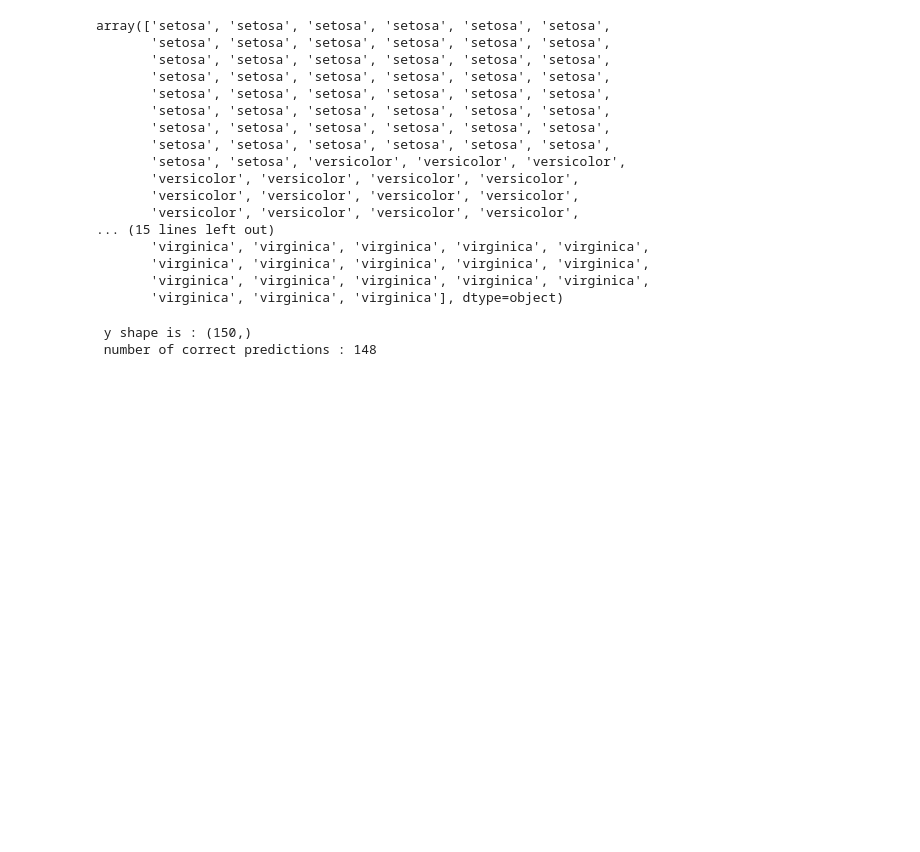
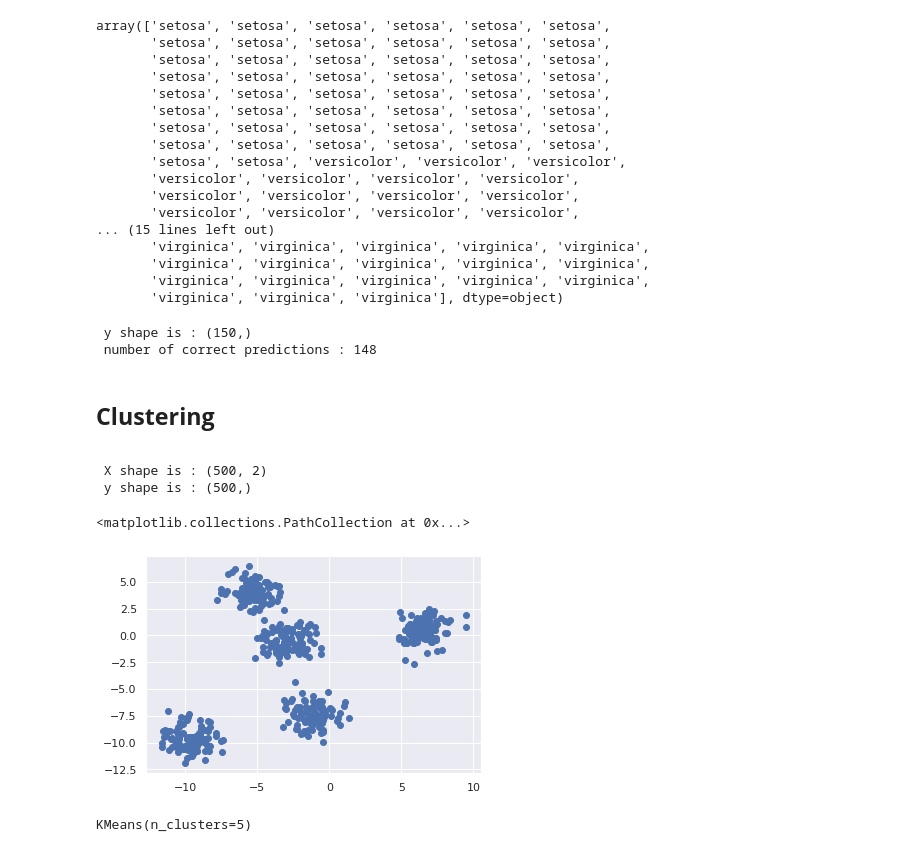
Before and after one commit to mirpouya/Machine-Learning-Intro, a Jupyter notebook: Machine_Learning_Intro.ipynb, the cells around one changed output. Drawn from its saved outputs; the diff is of its cells as text; code cells hidden in the pictures; blank space fills up the shorter version.

```diff
--- a/Machine_Learning_Intro.ipynb
+++ b/Machine_Learning_Intro.ipynb
@@ -227,3 +227,20 @@ print(f" y shape is : {y.shape}\n number of correct predictions : {np.count_nonz
 # %% [output]
  y shape is : (150,)
  number of correct predictions : 148
+# %% [markdown]
+**<h2> Clustering </h2>**
+# %%
+# Generating synthetic data
+
+X, y = make_blobs(n_samples=500, centers=5) # to ensure centers are separated enough we have to set "cluster_std=..." to a low value
+
+print(f" X shape is : {X.shape}\n y shape is : {y.shape}")
+# %% [output]
+ X shape is : (500, 2)
+ y shape is : (500,)
+# %%
+# visualizing data
+plt.scatter(X[:,0], X[:,1])
+# %% [output]
+<matplotlib.collections.PathCollection at 0x...>
+[figure, added]
@@ -229,0 +251,6 @@ print(f" y shape is : {y.shape}\n number of correct predictions : {np.count_nonz
+# %%
+kmeans = KMeans(n_clusters=5)   # specifying how many cluster we want to assume
+
+kmeans.fit(X)
+# %% [output]
+KMeans(n_clusters=5)
```
Also changed, not shown: parts of 4 cells of this notebook.
